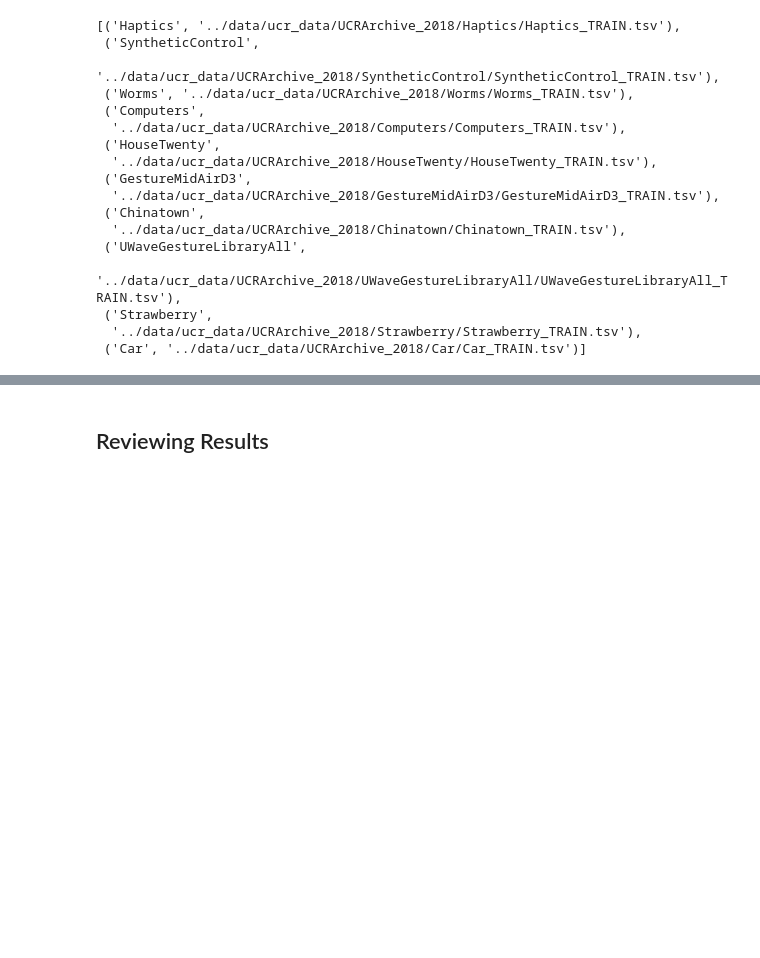
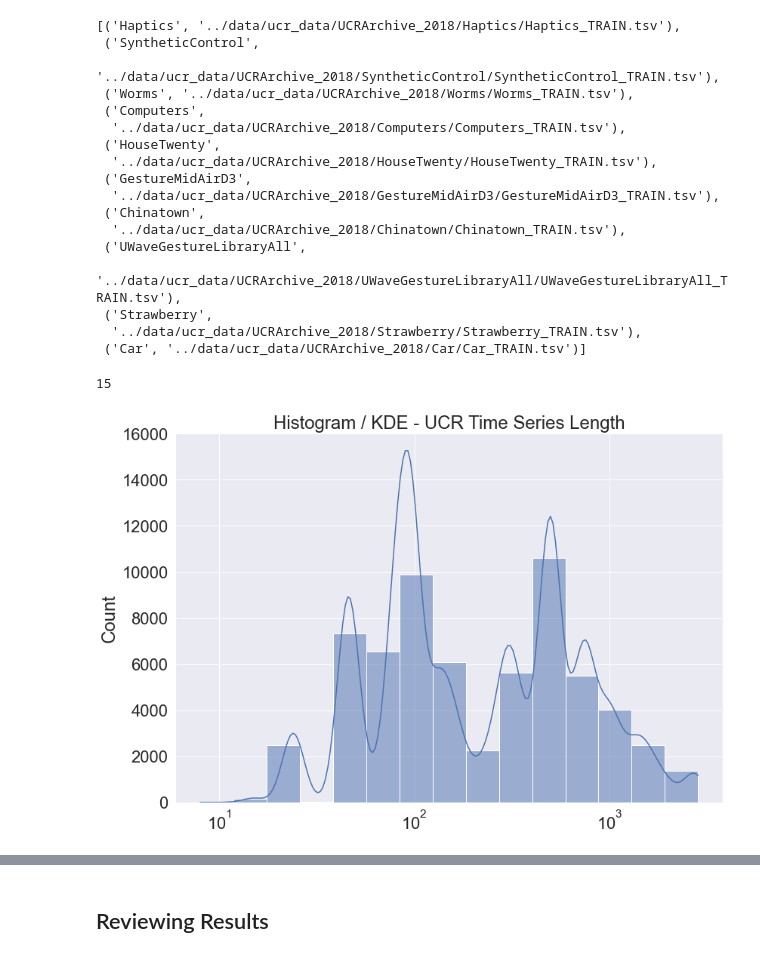
Before and after one commit to philippbeer/ts_search_engine, a Jupyter notebook: notebooks/ucr_initial_analysis.ipynb, the cells around one changed output, grey strips where cells are left out. Cells and saved outputs as stored; diff of their text form; code cells hidden in the pictures; blank space fills up the shorter version.

```diff
--- a/notebooks/ucr_initial_analysis.ipynb
+++ b/notebooks/ucr_initial_analysis.ipynb
@@ -110,3 +111,24 @@ for ts_info in tqdm(ts_infos):
     cols = cols[-1:] + cols[:-1]
     df_tmp = df_tmp[cols]
     df = df.append(df_tmp)
+# %%
+def get_length(s: pd.Series) -> int:
+    """ get the length of each series """
+    return s.iloc[2:].dropna().shape[0]
+# %%
+tqdm.pandas()
+ts_len = df.progress_apply(func=get_length, axis=1)
+# %%
+b = int(np.floor(math.log(len(ts_len), 2)))
+b
+# %% [output]
+15
+# %%
+sns.set(font_scale=2)
+fig, ax = plt.subplots(figsize=(13,9))
+
+ax = sns.histplot(data=ts_len, bins=b, kde=True, log_scale=True);
+ax.set_title("Histogram / KDE - UCR Time Series Length")
+fig.savefig("../img/hist_ucr_ts_len.png")
+# %% [output]
+[figure, added]
```
Also changed, not shown: parts of 4 cells of this notebook, 14 other files.
